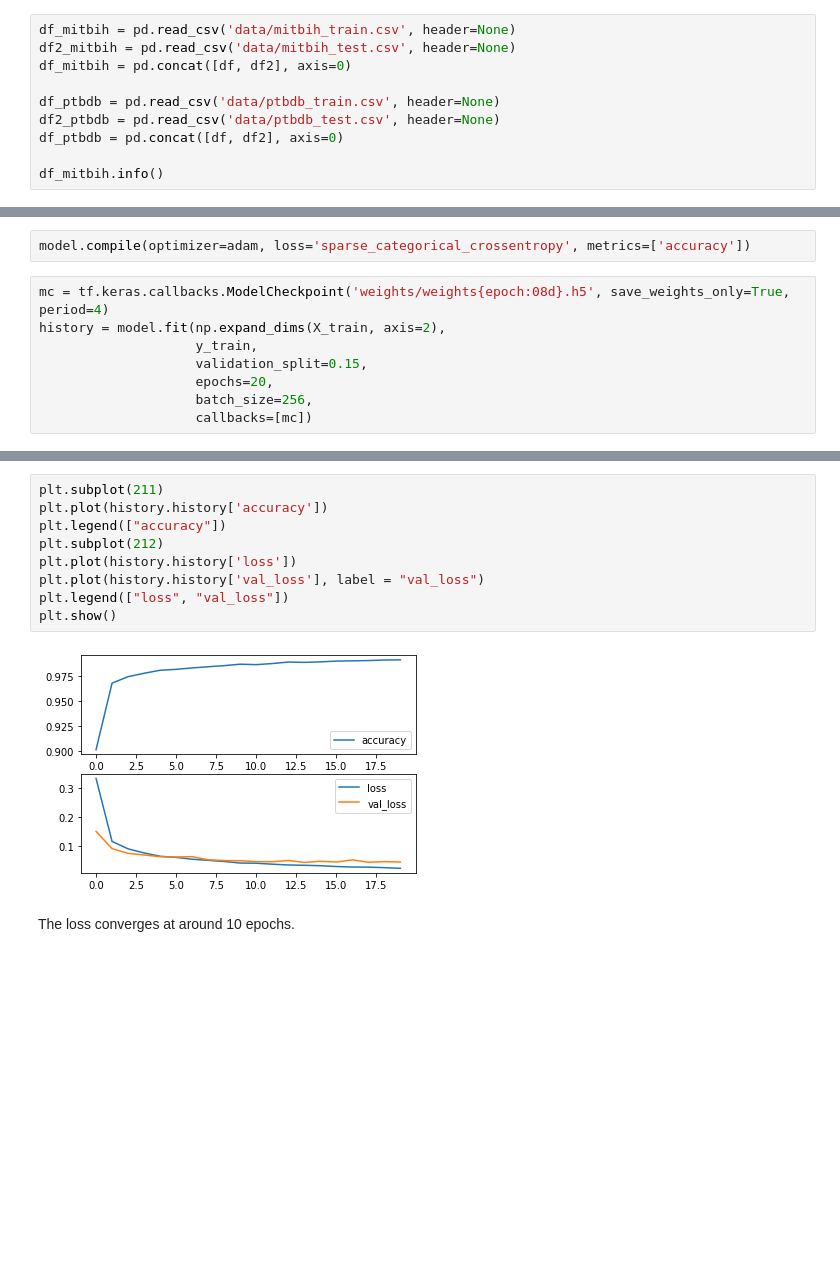
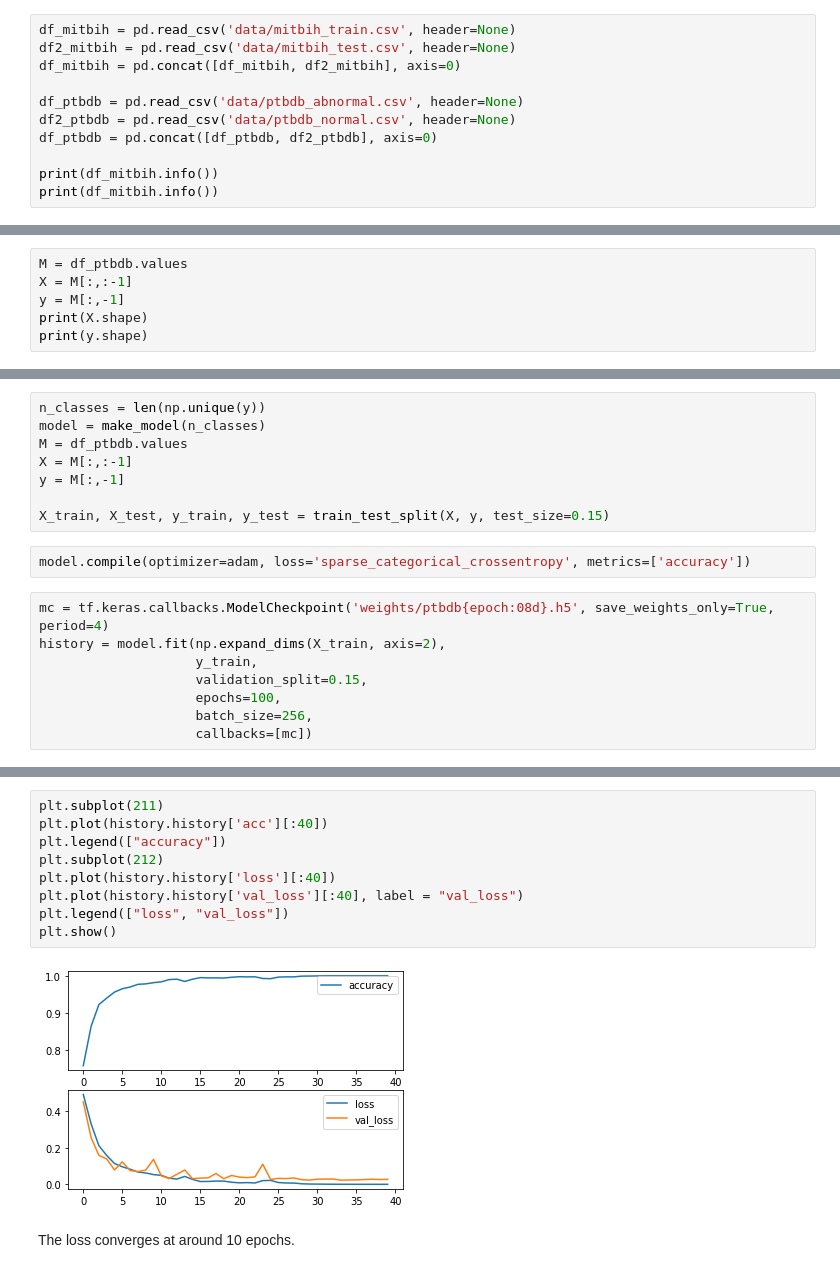
Before and after one commit to ArnoBen/ECG-Heartbeat-Categorization, a Jupyter notebook: ecg_classification.ipynb, the cells around one changed output, grey strips where cells are left out. Drawn from its saved outputs; the diff is of its cells as text; blank space fills up the shorter version.

```diff
--- a/ecg_classification.ipynb
+++ b/ecg_classification.ipynb
@@ -13,13 +17,14 @@ from sklearn.model_selection import train_test_split
 # %%
 df_mitbih = pd.read_csv('data/mitbih_train.csv', header=None)
 df2_mitbih = pd.read_csv('data/mitbih_test.csv', header=None)
-df_mitbih = pd.concat([df, df2], axis=0)
+df_mitbih = pd.concat([df_mitbih, df2_mitbih], axis=0)
 
-df_ptbdb = pd.read_csv('data/ptbdb_train.csv', header=None)
-df2_ptbdb = pd.read_csv('data/ptbdb_test.csv', header=None)
-df_ptbdb = pd.concat([df, df2], axis=0)
+df_ptbdb = pd.read_csv('data/ptbdb_abnormal.csv', header=None)
+df2_ptbdb = pd.read_csv('data/ptbdb_normal.csv', header=None)
+df_ptbdb = pd.concat([df_ptbdb, df2_ptbdb], axis=0)
 
-df_mitbih.info()
+print(df_mitbih.info())
+print(df_mitbih.info())
 # %% [output]
 <class 'pandas.core.frame.DataFrame'>
 Int64Index: 109446 entries, 0 to 21891
@@ -127,0 +125,6 @@ adam = Adam(learning_rate=lr_schedule, beta_1=0.9, beta_2=0.999, amsgrad=False)
+# %%
+M = df_ptbdb.values
+X = M[:,:-1]
+y = M[:,-1]
+print(X.shape)
+print(y.shape)
@@ -128,11 +143,19 @@ adam = Adam(learning_rate=lr_schedule, beta_1=0.9, beta_2=0.999, amsgrad=False)
+# %%
+n_classes = len(np.unique(y))
+model = make_model(n_classes)
+M = df_ptbdb.values
+X = M[:,:-1]
+y = M[:,-1]
+
+X_train, X_test, y_train, y_test = train_test_split(X, y, test_size=0.15)
 # %%
 model.compile(optimizer=adam, loss='sparse_categorical_crossentropy', metrics=['accuracy'])
 # %%
-mc = tf.keras.callbacks.ModelCheckpoint('weights/weights{epoch:08d}.h5', save_weights_only=True, period=4)
+mc = tf.keras.callbacks.ModelCheckpoint('weights/ptbdb{epoch:08d}.h5', save_weights_only=True, period=4)
 history = model.fit(np.expand_dims(X_train, axis=2),
                     y_train,
                     validation_split=0.15,
-                    epochs=20,
+                    epochs=100,
                     batch_size=256,
                     callbacks=[mc])
 # %% [output]
@@ -156,14 +179,14 @@ Epoch 20/20
 # %%
 plt.subplot(211)
-plt.plot(history.history['accuracy'])
+plt.plot(history.history['acc'][:40])
 plt.legend(["accuracy"])
 plt.subplot(212)
-plt.plot(history.history['loss'])
-plt.plot(history.history['val_loss'], label = "val_loss")
+plt.plot(history.history['loss'][:40])
+plt.plot(history.history['val_loss'][:40], label = "val_loss")
 plt.legend(["loss", "val_loss"])
 plt.show()
 # %% [output]
-[figure, old version]
+[figure, new version]
 # %% [markdown]
 The loss converges at around 10 epochs.
 # %%
```
Also changed, not shown: parts of 12 cells of this notebook, 6 other files.
